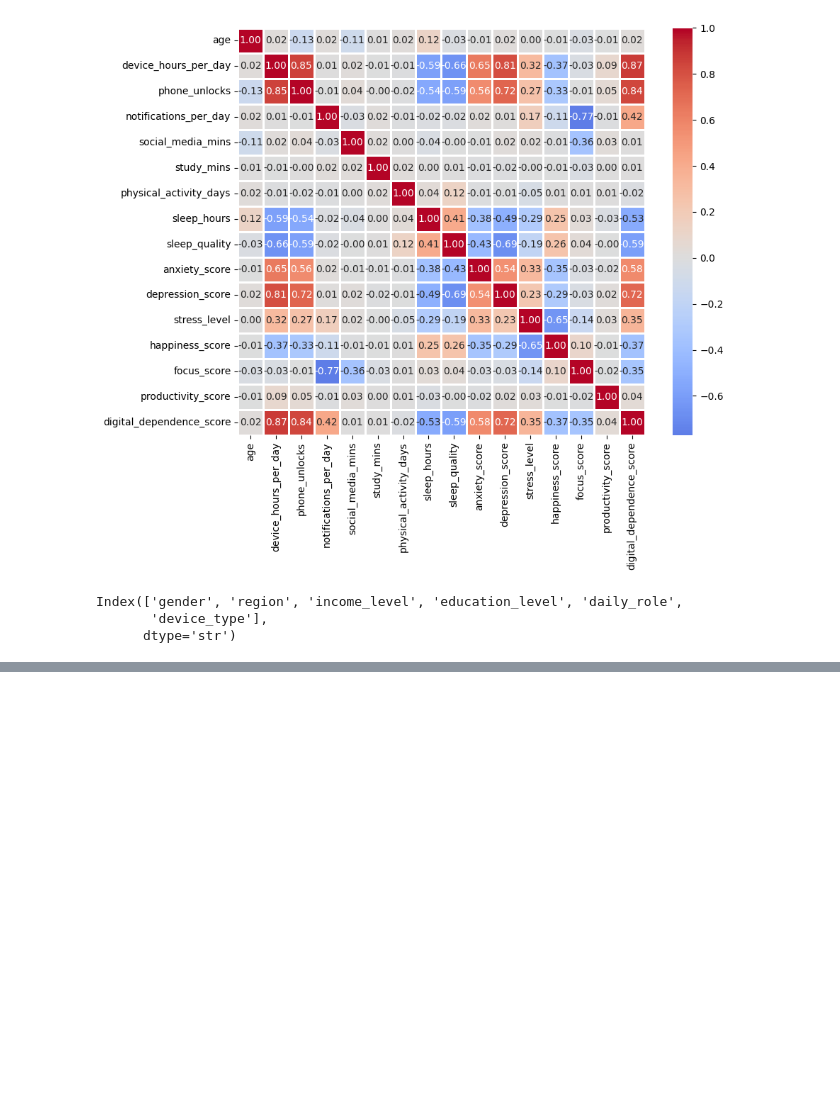
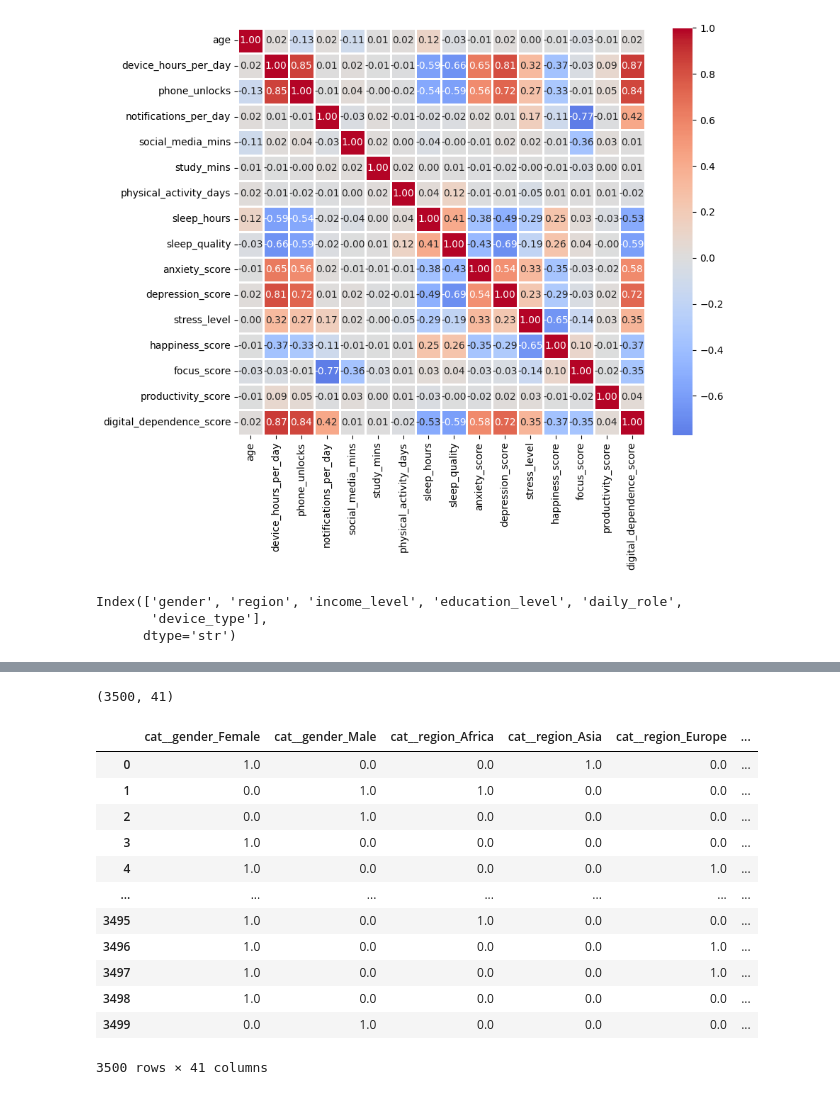
Before and after one commit to debjit11/Mental-Health-Prediction, a Jupyter notebook: main.ipynb, the cells around one changed output, grey strips where cells are left out. Drawn from its saved outputs; the diff is of its cells as text; code cells hidden in the pictures; blank space fills up the shorter version.

```diff
--- a/main.ipynb
+++ b/main.ipynb
@@ -328,0 +308,5 @@ df.head()
+# %%
+income_level_cat_to_num = {"Low": 0,"Lower-Mid":1,"Upper-Mid":2,"High":3}
+education_level_cat_to_num = {"High School":0,"Bachelor":1,"Master":2,"PhD":3}
+df_copy["income_level"] = df_copy["income_level"].map(income_level_cat_to_num)
+df_copy["education_level"] = df_copy["education_level"].map(education_level_cat_to_num)
@@ -328,0 +321,3 @@ df.head()
+# %%
+x = df_copy.drop(columns="high_risk_flag")
+y = df_copy["high_risk_flag"]
@@ -328,0 +327,31 @@ df.head()
+# %%
+onehot_cols = ['gender', 'region', 'income_level', 'education_level', 'daily_role',
+       'device_type']
+preprocessor = ColumnTransformer(
+    transformers=[
+        ("cat",OneHotEncoder(handle_unknown="ignore"),onehot_cols)
+    ],
+    remainder='passthrough')
+X_processed = preprocessor.fit_transform(x)
+# %%
+X_processed.shape
+# %% [output]
+(3500, 41)
+# %%
+X_processed = pd.DataFrame(X_processed,columns=preprocessor.get_feature_names_out())
+# %%
+X_processed
+# %% [output]
+|  | cat__gender_Female | cat__gender_Male | cat__region_Africa | cat__region_Asia | cat__region_Europe | ... |
+| 0 | 1.0 | 0.0 | 0.0 | 1.0 | 0.0 | ... |
+| 1 | 0.0 | 1.0 | 1.0 | 0.0 | 0.0 | ... |
+| 2 | 0.0 | 1.0 | 0.0 | 0.0 | 0.0 | ... |
+| 3 | 1.0 | 0.0 | 0.0 | 0.0 | 0.0 | ... |
+| 4 | 1.0 | 0.0 | 0.0 | 0.0 | 1.0 | ... |
+| ... | ... | ... | ... | ... | ... | ... |
+| 3495 | 1.0 | 0.0 | 1.0 | 0.0 | 0.0 | ... |
+| 3496 | 1.0 | 0.0 | 0.0 | 0.0 | 1.0 | ... |
+| 3497 | 1.0 | 0.0 | 0.0 | 0.0 | 1.0 | ... |
+| 3498 | 1.0 | 0.0 | 0.0 | 0.0 | 0.0 | ... |
+| 3499 | 0.0 | 1.0 | 0.0 | 0.0 | 0.0 | ... |
+3500 rows × 41 columns
```
Also changed, not shown: parts of 17 cells of this notebook.
